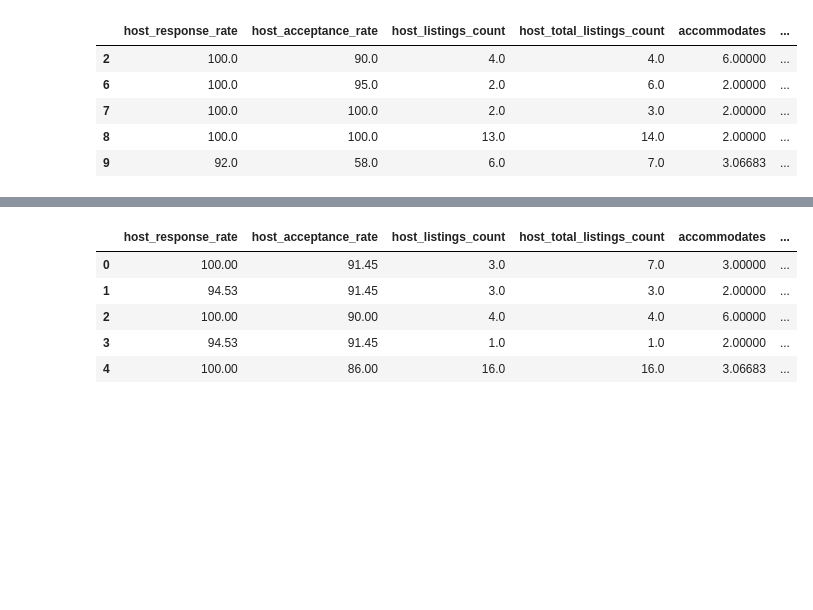
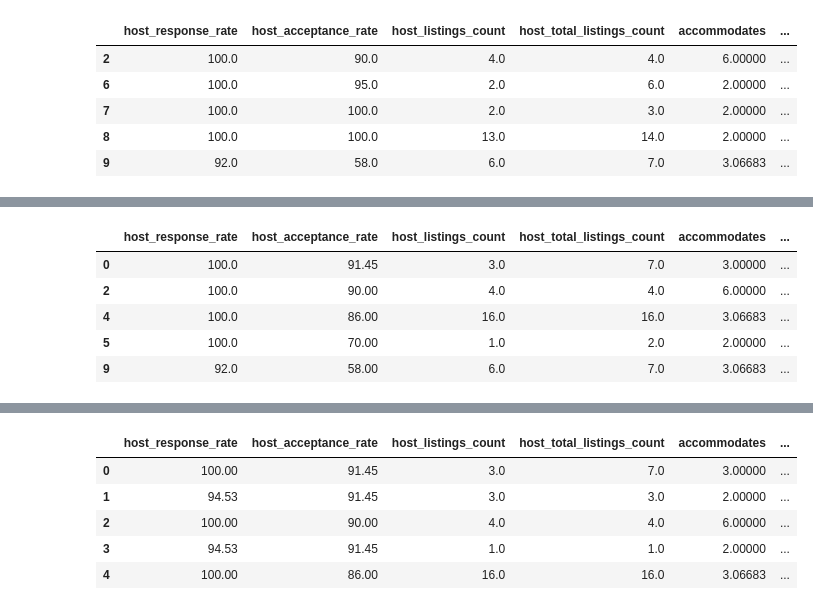
Before and after one commit to MarianaMr06/Actividad_6_Reto_Final, a Jupyter notebook: Actividad_6_Reto_Final.ipynb, the cells around one changed output, grey strips where cells are left out. Saved outputs shown, nothing was run; the diff lists cells and outputs as text; code cells hidden in the pictures; blank space fills up the shorter version.

```diff
--- a/Actividad_6_Reto_Final.ipynb
+++ b/Actividad_6_Reto_Final.ipynb
@@ -627,3 +649,14 @@ private_hotel_room.head()
+# %%
+# Los registros que cuenten con bathroom > 1
+bano_mas_1 = mex3[mex3["bathrooms_text"] > 1]
+bano_mas_1.head()
+# %% [output]
+|  | host_response_rate | host_acceptance_rate | host_listings_count | host_total_listings_count | accommodates | ... |
+| 0 | 100.0 | 91.45 | 3.0 | 7.0 | 3.00000 | ... |
+| 2 | 100.0 | 90.00 | 4.0 | 4.0 | 6.00000 | ... |
+| 4 | 100.0 | 86.00 | 16.0 | 16.0 | 3.06683 | ... |
+| 5 | 100.0 | 70.00 | 1.0 | 2.0 | 2.00000 | ... |
+| 9 | 92.0 | 58.00 | 6.0 | 7.0 | 3.06683 | ... |
 # %%
 # f) Los registros cuyo precio sea mayor de $10,000 y que sean de tipo “Entire home”
 home = mex3[(mex3["price"] > 10000.00) & (mex3["property_type"] == "Entire home")]
```
Also changed, not shown: parts of 33 cells of this notebook, 11 other files.
